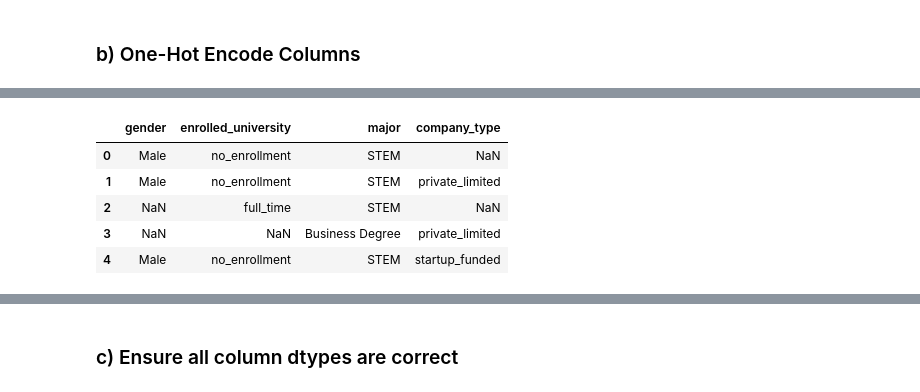
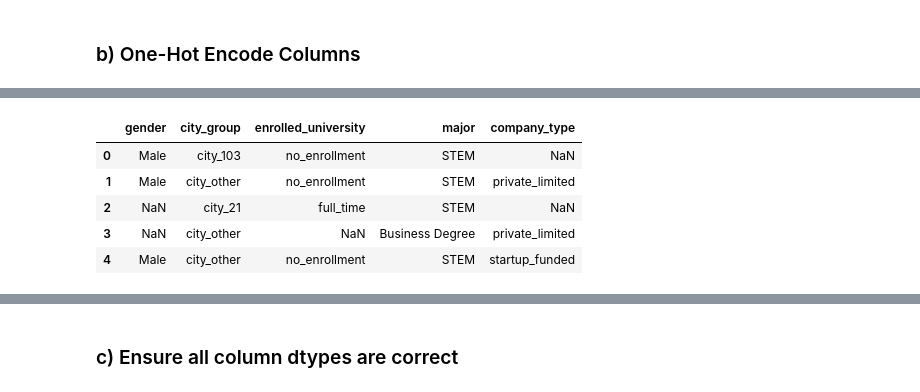
Before and after one commit to divzueri/Data-Science-Projects, a Jupyter notebook: HRAnalytics/notebooks/3_Preprocessing.ipynb, the cells around one changed output, grey strips where cells are left out. Cells and saved outputs as stored; diff of their text form; code cells hidden in the pictures.

```diff
--- a/HRAnalytics/notebooks/3_Preprocessing.ipynb
+++ b/HRAnalytics/notebooks/3_Preprocessing.ipynb
@@ -31,10 +31,10 @@ df.shape
 # %% [markdown]
 First, I'll separate the pre-defined train and test sets. This test set does not include the target feature, and therefore cannot be used for training or validation.
 # %%
-train_df = df.loc[df['target'].notna()]
-test_df = df.loc[df['target'].isna()]
+main_df = df.loc[df['target'].notna()]
+final_eval_df = df.loc[df['target'].isna()]
 
-train_df.shape, test_df.shape
+main_df.shape, final_eval_df.shape
 # %% [output]
 ((18908, 14), (2129, 14))
 # %% [markdown]
@@ -158,7 +135,7 @@ Looks good. After imputing missing values, these columns will be converted to in
 # %% [markdown]
 ### b) One-Hot Encode Columns
 # %%
-cat_cols = ['gender', 'enrolled_university', 'major', 'company_type']
+cat_cols = ['gender', 'city_group', 'enrolled_university', 'major', 'company_type']
 # %%
 oh_encoder = ce.OneHotEncoder(cols=cat_cols, return_df=True, use_cat_names=True,
                            handle_unknown='return_nan', handle_missing='return_nan')
@@ -201,14 +179,14 @@ cat_cols2
 # %%
 # Original df
 
-df[cat_cols].head()
+main_df[cat_cols].head()
 # %% [output]
-|  | gender | enrolled_university | major | company_type |
-| 0 | Male | no_enrollment | STEM | NaN |
-| 1 | Male | no_enrollment | STEM | private_limited |
-| 2 | NaN | full_time | STEM | NaN |
-| 3 | NaN | NaN | Business Degree | private_limited |
-| 4 | Male | no_enrollment | STEM | startup_funded |
+|  | gender | city_group | enrolled_university | major | company_type |
+| 0 | Male | city_103 | no_enrollment | STEM | NaN |
+| 1 | Male | city_other | no_enrollment | STEM | private_limited |
+| 2 | NaN | city_21 | full_time | STEM | NaN |
+| 3 | NaN | city_other | NaN | Business Degree | private_limited |
+| 4 | Male | city_other | no_enrollment | STEM | startup_funded |
 # %%
 # After encoding
 
```
Also changed, not shown: parts of 49 cells of this notebook, 11 other files.
